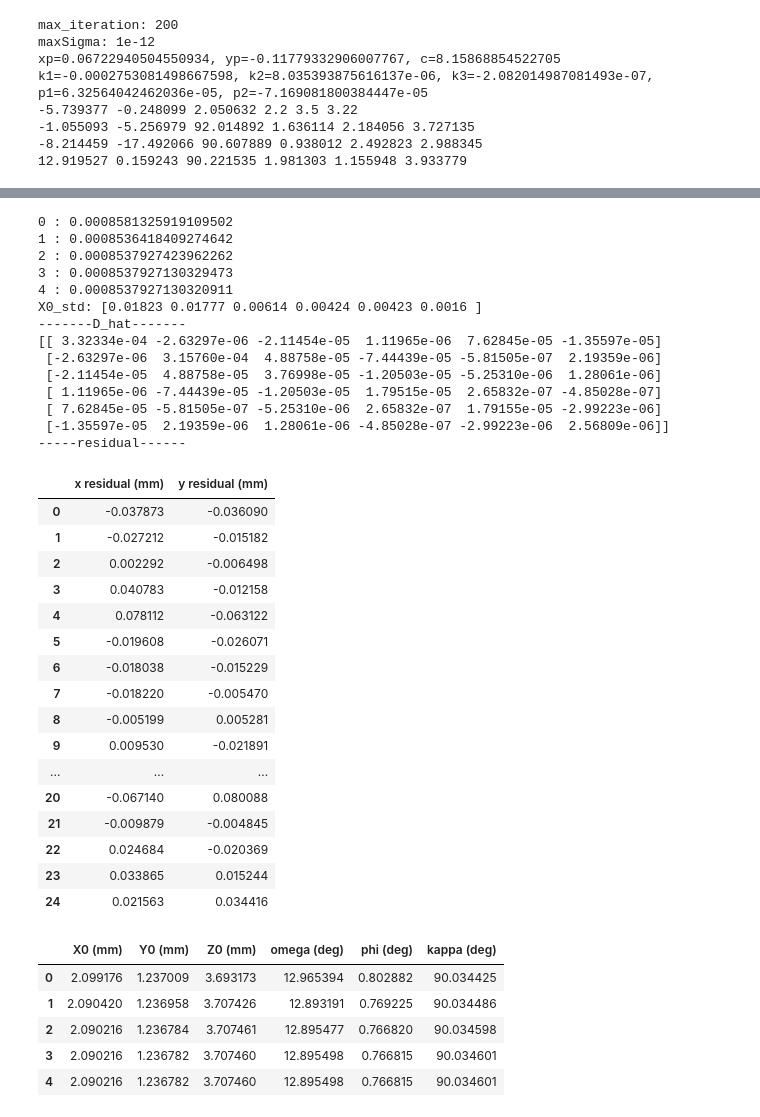
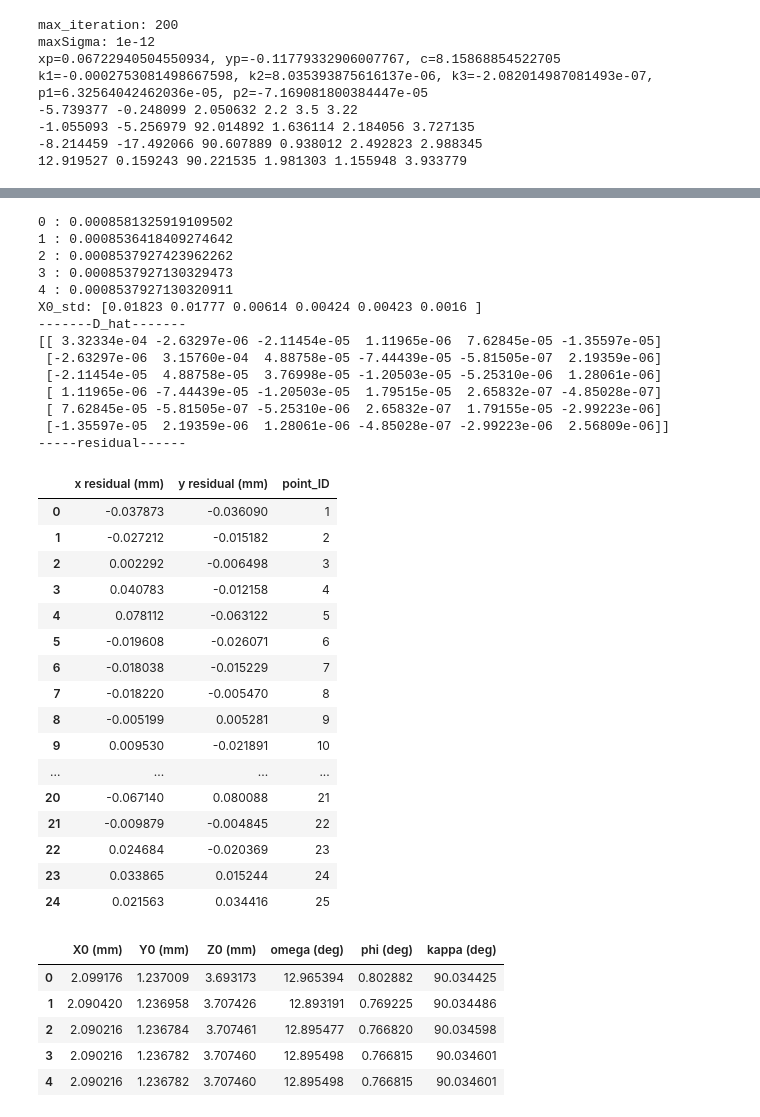
Before and after one commit to Enderrrr-TW/Purdue_every_life, a Jupyter notebook: photogrammetry/jupyter_test.ipynb, the cells around one changed output, grey strips where cells are left out. Drawn from its saved outputs; the diff is of its cells as text; code cells hidden in the pictures.

```diff
--- a/photogrammetry/jupyter_test.ipynb
+++ b/photogrammetry/jupyter_test.ipynb
@@ -7,11 +7,31 @@ from scipy.linalg import lstsq # To increase efficiency, and double check the re
 import sympy as sp
 import re
 np.set_printoptions(precision=5,linewidth=100) # adjust setting for prettier printing
+import tkinter as tk
+import tkinter.filedialog
+%gui tk
+# create a gui to let user select the working folder
+root=tk.Tk()
+working_folder = tkinter.filedialog.askdirectory(parent=root,title='Please select a directory')
+root.destroy()
+# %%
+#extract files from the working folder
+file_list=os.listdir(working_folder)
+for i in file_list:
+    if i.endswith('.icf'):
+        icf=i # extract icf filename
+    elif i.endswith('.prj'):
+        prj=i # extract prj filename
+    elif i.endswith('.ori'):
+        ori=i # extract ori filename
+    elif i.endswith('.cam'):
+        cam=i # extract cam filename
+    elif i.endswith('.gcp'):
+        gcp=i
 # %%
-working_folder='E:/Ender/coursework/photogrammetry/Assignment2' # set the folder storing the files
 os.chdir(working_folder) # change the path to working_folder
 # Read .prj file to get the max iteration times and threshold for stopping the iteration
-with open('GrassHoper.prj','r') as f:
+with open(prj,'r') as f:
     txt=f.read()
     txt=np.array(re.split('>>|\ |\n',txt)) # split the text so that I can index the value.
 max_iteration=np.int32(txt[-7]) # Max iteration times
@@ -20,14 +40,14 @@ print('max_iteration:', max_iteration)
 print('maxSigma:', maxSigma)
 
 # Read .icf to get xy (image coordinates)
-xy_img=pd.read_csv('OUT_OutlierFree_mm-9_17.icf',sep='\t|\   |\  ',engine='python',names=['Image_ID','Point_ID','x','y','w1','w2','w3','w4'])
+xy_img=pd.read_csv(icf,sep='\t|\   |\  ',engine='python',names=['Image_ID','Point_ID','x','y','w1','w2','w3','w4'])
 ## Subset the xy for each image
 xy_img_09=xy_img[xy_img['Image_ID']=='65_09_20180803.jpg'] # subset the dataframe to get xy for 65_09_20180803.jpg
 xy_img_10=xy_img[xy_img['Image_ID']=='65_10_20180803.jpg'] # repeat the process for the other images.
 xy_img_14=xy_img[xy_img['Image_ID']=='65_14_20180803.jpg']
 xy_img_18=xy_img[xy_img['Image_ID']=='65_18_20180803.jpg']
 # Read IOP based on the output from lab 1
-with open('lab2.cam','r') as f:
+with open(cam,'r') as f:
     txt=f.read()
     txt=np.array(re.split('\t|\n',txt)) # split the text so that I can index the value.
 xp,yp,c=np.float32(txt[9:12]) # extract xp,yp,c
@@ -37,13 +57,13 @@ print(f'xp={xp}, yp={yp}, c={c}')
 k1,k2,k3,p1,p2=np.float32(txt[22:27]) #extract distortion parameters
 print(f'k1={k1}, k2={k2}, k3={k3}, p1={p1}, p2={p2}')
 # Read GCP from .gcp
-gcp=pd.read_csv('NewTestField_gcp.gcp',engine='python',sep='\t|\   ',names=['Point_ID','X','Y','Z'],usecols=[0,1,2,3])
+gcp=pd.read_csv(gcp,engine='python',sep='\t|\   ',names=['Point_ID','X','Y','Z'],usecols=[0,1,2,3])
 X_gcp=np.array(gcp['X'])
 Y_gcp=np.array(gcp['Y'])
 Z_gcp=np.array(gcp['Z'])
 # gcp.head(5)
 # Read .ori as initial guess for EOP for image9,10,14,18
-with open('EOPs.ori','r') as f:
+with open(ori,'r') as f:
     line=0
     for i in f:
         line=line+1 # count line number
@@ -179,6 +199,6 @@ def LSA(Xo,Yo,Zo,omega,phi,kappa,max_iteration,maxSigma,xy_img):
     x0_std=np.sqrt(np.diag(D_hat))
     # divide residuals into x-residual and y-residual
     residual=e.reshape((len(x_corrected),2),order='C')
-    return x0_all,D_hat,x0_std,residual
+    return x0_all,D_hat,x0_std,residual,point_ID
 # %%
 
@@ -325,46 +353,47 @@ X0_std: [0.00891 0.00874 0.00631 0.00258 0.00289 0.00128]
 | 3 | 1.018959 | 2.515656 | 2.805249 | -8.465137 | -17.605543 | 90.718264 |
 | 4 | 1.018959 | 2.515656 | 2.805249 | -8.465137 | -17.605543 | 90.718264 |
 # %%
-x0_all_18,D_hat_18,x0_std_18,residual_18=LSA(Xo_18,Yo_18,Zo_18,omg_18,phi_18,kpp_18,max_iteration,maxSigma,xy_img_18)
+x0_all_18,D_hat_18,x0_std_18,residual_18,point_ID=LSA(Xo_18,Yo_18,Zo_18,omg_18,phi_18,kpp_18,max_iteration,maxSigma,xy_img_18)
 print('X0_std:',x0_std_18)
 print('-------D_hat-------')
 print(D_hat_18)
 print('-----residual------')
 residual_18=pd.DataFrame(residual_18, columns = ['x residual (mm)','y residual (mm)'])
+residual_18['point_ID']=point_ID
 display(residual_18.head(30))
 x0_all_18
 # %% [output]
 0 : 0.0008581325919109502
 1 : 0.0008536418409274642
 2 : 0.0008537927423962262
 3 : 0.0008537927130329473
 4 : 0.0008537927130320911
 X0_std: [0.01823 0.01777 0.00614 0.00424 0.00423 0.0016 ]
 -------D_hat-------
 [[ 3.32334e-04 -2.63297e-06 -2.11454e-05  1.11965e-06  7.62845e-05 -1.35597e-05]
  [-2.63297e-06  3.15760e-04  4.88758e-05 -7.44439e-05 -5.81505e-07  2.19359e-06]
  [-2.11454e-05  4.88758e-05  3.76998e-05 -1.20503e-05 -5.25310e-06  1.28061e-06]
  [ 1.11965e-06 -7.44439e-05 -1.20503e-05  1.79515e-05  2.65832e-07 -4.85028e-07]
  [ 7.62845e-05 -5.81505e-07 -5.25310e-06  2.65832e-07  1.79155e-05 -2.99223e-06]
  [-1.35597e-05  2.19359e-06  1.28061e-06 -4.85028e-07 -2.99223e-06  2.56809e-06]]
 -----residual------
-|  | x residual (mm) | y residual (mm) |
-| 0 | -0.037873 | -0.036090 |
-| 1 | -0.027212 | -0.015182 |
-| 2 | 0.002292 | -0.006498 |
-| 3 | 0.040783 | -0.012158 |
-| 4 | 0.078112 | -0.063122 |
-| 5 | -0.019608 | -0.026071 |
-| 6 | -0.018038 | -0.015229 |
-| 7 | -0.018220 | -0.005470 |
-| 8 | -0.005199 | 0.005281 |
-| 9 | 0.009530 | -0.021891 |
-| ... | ... | ... |
-| 20 | -0.067140 | 0.080088 |
-| 21 | -0.009879 | -0.004845 |
-| 22 | 0.024684 | -0.020369 |
-| 23 | 0.033865 | 0.015244 |
-| 24 | 0.021563 | 0.034416 |
+|  | x residual (mm) | y residual (mm) | point_ID |
+| 0 | -0.037873 | -0.036090 | 1 |
+| 1 | -0.027212 | -0.015182 | 2 |
+| 2 | 0.002292 | -0.006498 | 3 |
+| 3 | 0.040783 | -0.012158 | 4 |
+| 4 | 0.078112 | -0.063122 | 5 |
+| 5 | -0.019608 | -0.026071 | 6 |
+| 6 | -0.018038 | -0.015229 | 7 |
+| 7 | -0.018220 | -0.005470 | 8 |
+| 8 | -0.005199 | 0.005281 | 9 |
+| 9 | 0.009530 | -0.021891 | 10 |
+| ... | ... | ... | ... |
+| 20 | -0.067140 | 0.080088 | 21 |
+| 21 | -0.009879 | -0.004845 | 22 |
+| 22 | 0.024684 | -0.020369 | 23 |
+| 23 | 0.033865 | 0.015244 | 24 |
+| 24 | 0.021563 | 0.034416 | 25 |
 |  | X0 (mm) | Y0 (mm) | Z0 (mm) | omega (deg) | phi (deg) | kappa (deg) |
 | 0 | 2.099176 | 1.237009 | 3.693173 | 12.965394 | 0.802882 | 90.034425 |
 | 1 | 2.090420 | 1.236958 | 3.707426 | 12.893191 | 0.769225 | 90.034486 |
```
Also changed, not shown: parts of 4 cells of this notebook.
